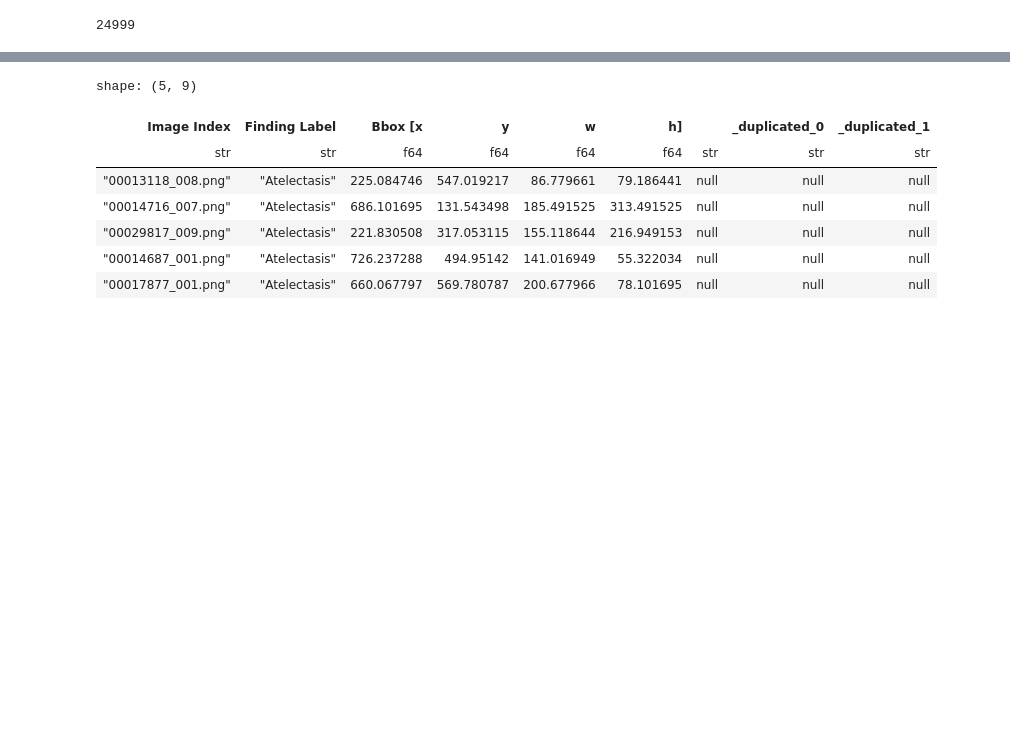
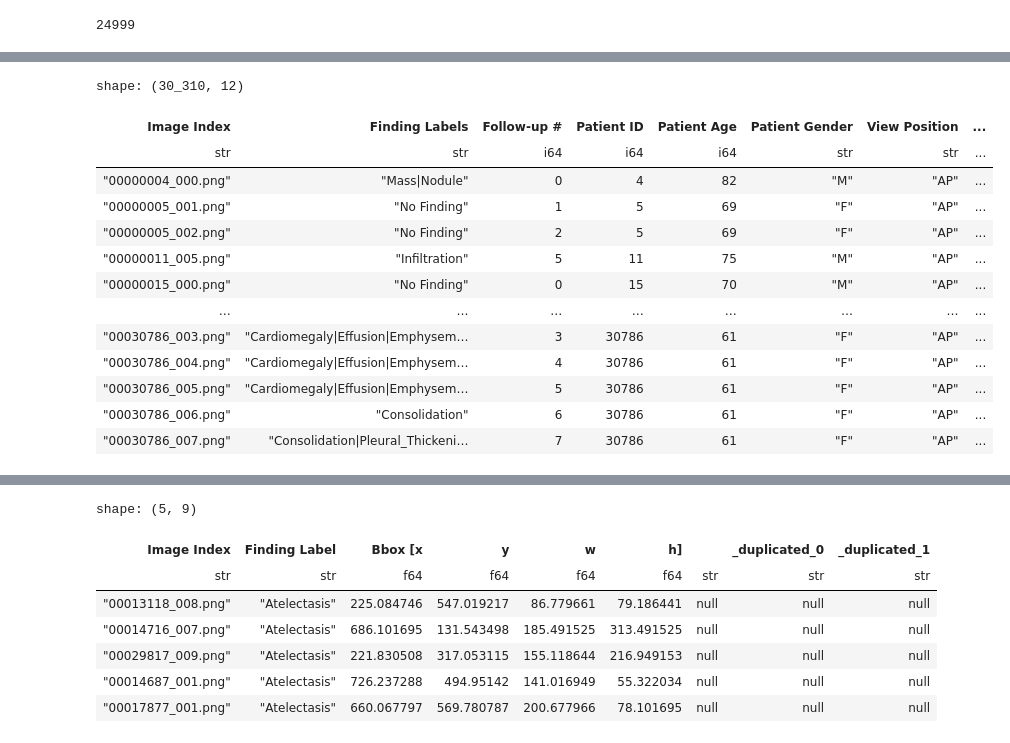
Before and after one commit to yomisosanya/diffusion-model-unet, a Jupyter notebook: unet_03.ipynb, the cells around one changed output, grey strips where cells are left out. Drawn from its saved outputs; the diff is of its cells as text; code cells hidden in the pictures; blank space fills up the shorter version.

Commit message:
test and train csv-files added

```diff
--- a/unet_03.ipynb
+++ b/unet_03.ipynb
@@ -8,6 +8,10 @@ import glob
 xray_dir = Path('datasets/nih-chest-xray/')
 data_path = xray_dir / 'BBox_List_2017.csv'
 data_entry = xray_dir / 'Data_Entry_2017.csv'
+test_list_path = xray_dir / 'test_list.txt'
+train_list_path = xray_dir / 'train_val_list.txt'
 
 df1 = pl.read_csv(data_entry)
 df2 = pl.read_csv(data_path)
+df_test = pl.read_lines(test_list_path)
+df_train = pl.read_lines(train_list_path)
@@ -18,0 +55,24 @@ len(dirs)
+# %%
+# df1.select(pl.col('Patient ID')).select(['Patient ID'])
+
+train_corpus = df1.join(
+    df_train,
+    left_on='Image Index',
+    right_on='line',
+    how='inner'
+    )
+
+test_corpus = df1.join(
+    df_test,
+    left_on='Image Index',
+    right_on='line',
+    how='inner'
+).sort(['Patient ID', 'Follow-up #'])
+
+intersect_df = train_corpus.join(
+    test_corpus,
+    on=['Image Index', 'Patient ID'],
+    how='semi'
+)
+
+train_corpus[10:20]
@@ -18,0 +120,18 @@ len(dirs)
+# %%
+mask = train_corpus.select(pl.col('View Position'))
+train_corpus.filter(pl.col('View Position') == 'AP')
+# %% [output]
+shape: (30_310, 12)
+| Image Index | Finding Labels | Follow-up # | Patient ID | Patient Age | Patient Gender | View Position | ... |
+| str | str | i64 | i64 | i64 | str | str | ... |
+| "00000004_000.png" | "Mass|Nodule" | 0 | 4 | 82 | "M" | "AP" | ... |
+| "00000005_001.png" | "No Finding" | 1 | 5 | 69 | "F" | "AP" | ... |
+| "00000005_002.png" | "No Finding" | 2 | 5 | 69 | "F" | "AP" | ... |
+| "00000011_005.png" | "Infiltration" | 5 | 11 | 75 | "M" | "AP" | ... |
+| "00000015_000.png" | "No Finding" | 0 | 15 | 70 | "M" | "AP" | ... |
+| … | … | … | … | … | … | … | ... |
+| "00030786_003.png" | "Cardiomegaly|Effusion|Emphysem… | 3 | 30786 | 61 | "F" | "AP" | ... |
+| "00030786_004.png" | "Cardiomegaly|Effusion|Emphysem… | 4 | 30786 | 61 | "F" | "AP" | ... |
+| "00030786_005.png" | "Cardiomegaly|Effusion|Emphysem… | 5 | 30786 | 61 | "F" | "AP" | ... |
+| "00030786_006.png" | "Consolidation" | 6 | 30786 | 61 | "F" | "AP" | ... |
+| "00030786_007.png" | "Consolidation|Pleural_Thickeni… | 7 | 30786 | 61 | "F" | "AP" | ... |
```
Also changed, not shown: parts of 12 cells of this notebook, 2 other files.
